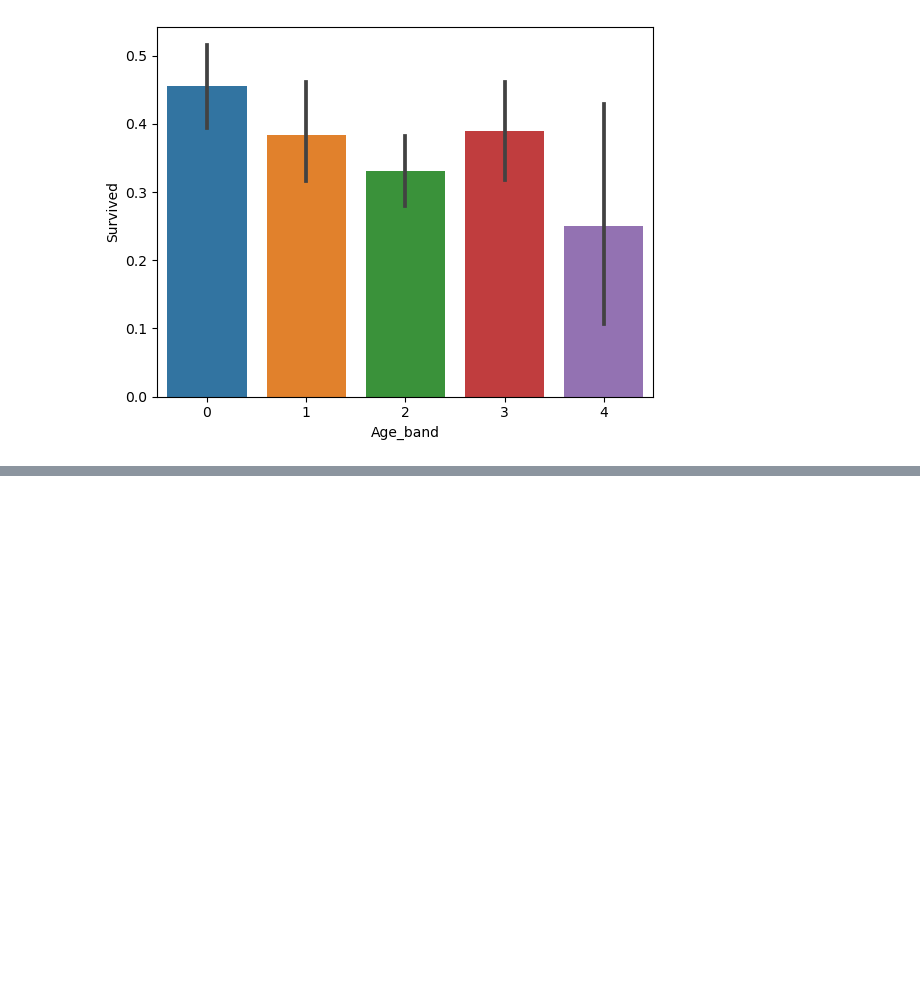
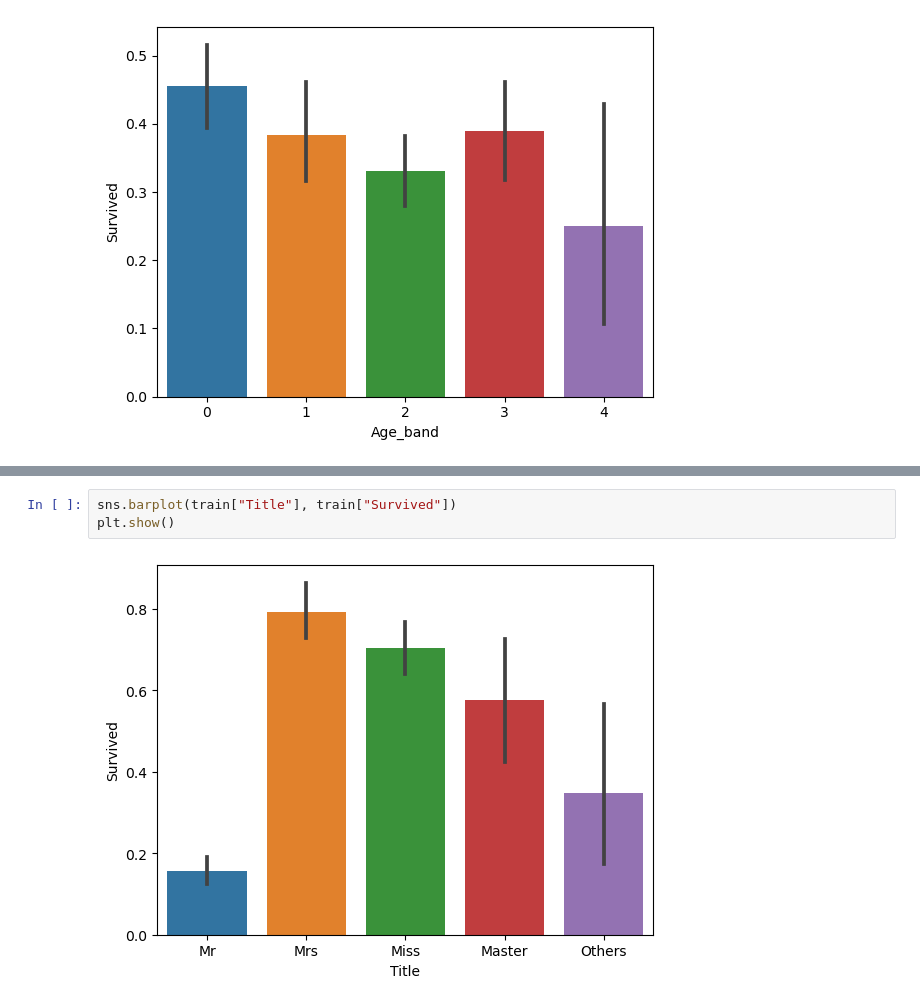
Before and after one commit to pipipik/skillup_01, a Jupyter notebook: DAY7/20240210_DAY7.ipynb, the cells around one changed output, grey strips where cells are left out. Cells and saved outputs as stored; diff of their text form; blank space fills up the shorter version.

```diff
--- a/DAY7/20240210_DAY7.ipynb
+++ b/DAY7/20240210_DAY7.ipynb
@@ -229,0 +232,5 @@ plt.show()
+# %%
+sns.barplot(train["Title"], train["Survived"])
+plt.show()
+# %% [output]
+[figure, added]
```
Also changed, not shown: parts of 1 cell of this notebook.
